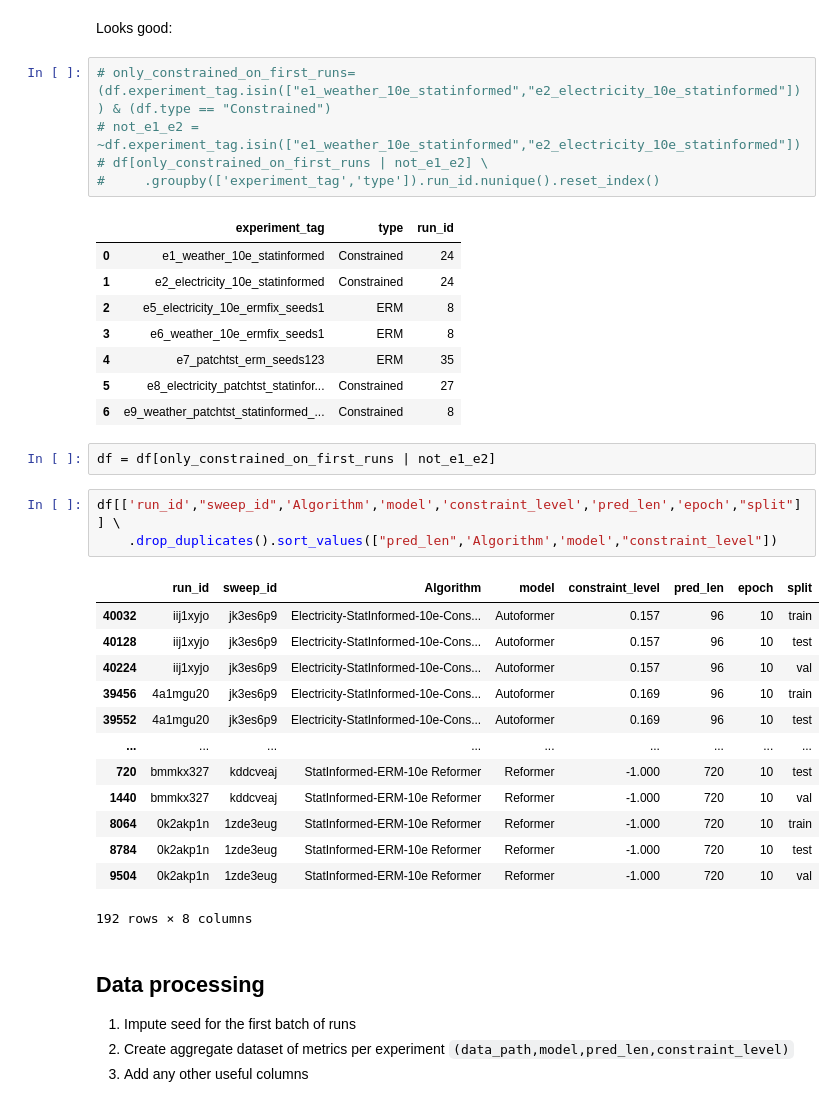
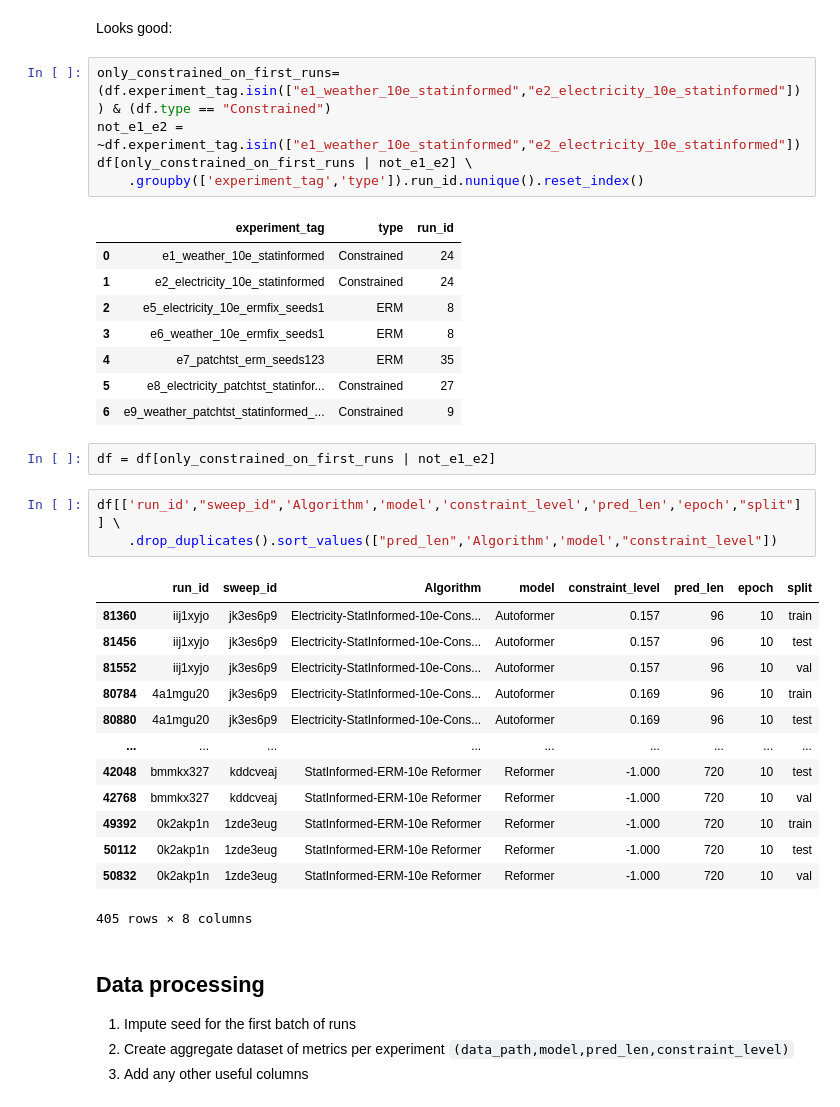
Before and after one commit to thuml/Autoformer, a Jupyter notebook: 2024-01-11 18 - Tables and plots for paper -- PatchTST Exploration.ipynb, the cells around one changed output. Cells and saved outputs as stored; diff of their text form.

```diff
--- a/2024-01-11 18 - Tables and plots for paper -- PatchTST Exploration.ipynb
+++ b/2024-01-11 18 - Tables and plots for paper -- PatchTST Exploration.ipynb
@@ -100,19 +100,19 @@ Name: run_id, dtype: int64
 # %% [markdown]
 Looks good:
 # %%
-# only_constrained_on_first_runs=(df.experiment_tag.isin(["e1_weather_10e_statinformed","e2_electricity_10e_statinformed"])) & (df.type == "Constrained")
-# not_e1_e2 = ~df.experiment_tag.isin(["e1_weather_10e_statinformed","e2_electricity_10e_statinformed"])
-# df[only_constrained_on_first_runs | not_e1_e2] \
-#     .groupby(['experiment_tag','type']).run_id.nunique().reset_index()
+only_constrained_on_first_runs=(df.experiment_tag.isin(["e1_weather_10e_statinformed","e2_electricity_10e_statinformed"])) & (df.type == "Constrained")
+not_e1_e2 = ~df.experiment_tag.isin(["e1_weather_10e_statinformed","e2_electricity_10e_statinformed"])
+df[only_constrained_on_first_runs | not_e1_e2] \
+    .groupby(['experiment_tag','type']).run_id.nunique().reset_index()
 # %% [output]
 |  | experiment_tag | type | run_id |
 | 0 | e1_weather_10e_statinformed | Constrained | 24 |
 | 1 | e2_electricity_10e_statinformed | Constrained | 24 |
 | 2 | e5_electricity_10e_ermfix_seeds1 | ERM | 8 |
 | 3 | e6_weather_10e_ermfix_seeds1 | ERM | 8 |
 | 4 | e7_patchtst_erm_seeds123 | ERM | 35 |
 | 5 | e8_electricity_patchtst_statinfor... | Constrained | 27 |
-| 6 | e9_weather_patchtst_statinformed_... | Constrained | 8 |
+| 6 | e9_weather_patchtst_statinformed_... | Constrained | 9 |
 # %%
 df = df[only_constrained_on_first_runs | not_e1_e2]
 # %%
@@ -120,18 +120,18 @@ df[['run_id',"sweep_id",'Algorithm','model','constraint_level','pred_len','epoch
     .drop_duplicates().sort_values(["pred_len",'Algorithm','model',"constraint_level"])
 # %% [output]
 |  | run_id | sweep_id | Algorithm | model | constraint_level | pred_len | epoch | split |
-| 40032 | iij1xyjo | jk3es6p9 | Electricity-StatInformed-10e-Cons... | Autoformer | 0.157 | 96 | 10 | train |
-| 40128 | iij1xyjo | jk3es6p9 | Electricity-StatInformed-10e-Cons... | Autoformer | 0.157 | 96 | 10 | test |
-| 40224 | iij1xyjo | jk3es6p9 | Electricity-StatInformed-10e-Cons... | Autoformer | 0.157 | 96 | 10 | val |
-| 39456 | 4a1mgu20 | jk3es6p9 | Electricity-StatInformed-10e-Cons... | Autoformer | 0.169 | 96 | 10 | train |
-| 39552 | 4a1mgu20 | jk3es6p9 | Electricity-StatInformed-10e-Cons... | Autoformer | 0.169 | 96 | 10 | test |
+| 81360 | iij1xyjo | jk3es6p9 | Electricity-StatInformed-10e-Cons... | Autoformer | 0.157 | 96 | 10 | train |
+| 81456 | iij1xyjo | jk3es6p9 | Electricity-StatInformed-10e-Cons... | Autoformer | 0.157 | 96 | 10 | test |
+| 81552 | iij1xyjo | jk3es6p9 | Electricity-StatInformed-10e-Cons... | Autoformer | 0.157 | 96 | 10 | val |
+| 80784 | 4a1mgu20 | jk3es6p9 | Electricity-StatInformed-10e-Cons... | Autoformer | 0.169 | 96 | 10 | train |
+| 80880 | 4a1mgu20 | jk3es6p9 | Electricity-StatInformed-10e-Cons... | Autoformer | 0.169 | 96 | 10 | test |
 | ... | ... | ... | ... | ... | ... | ... | ... | ... |
-| 720 | bmmkx327 | kddcveaj | StatInformed-ERM-10e Reformer | Reformer | -1.000 | 720 | 10 | test |
-| 1440 | bmmkx327 | kddcveaj | StatInformed-ERM-10e Reformer | Reformer | -1.000 | 720 | 10 | val |
-| 8064 | 0k2akp1n | 1zde3eug | StatInformed-ERM-10e Reformer | Reformer | -1.000 | 720 | 10 | train |
-| 8784 | 0k2akp1n | 1zde3eug | StatInformed-ERM-10e Reformer | Reformer | -1.000 | 720 | 10 | test |
-| 9504 | 0k2akp1n | 1zde3eug | StatInformed-ERM-10e Reformer | Reformer | -1.000 | 720 | 10 | val |
+| 42048 | bmmkx327 | kddcveaj | StatInformed-ERM-10e Reformer | Reformer | -1.000 | 720 | 10 | test |
+| 42768 | bmmkx327 | kddcveaj | StatInformed-ERM-10e Reformer | Reformer | -1.000 | 720 | 10 | val |
+| 49392 | 0k2akp1n | 1zde3eug | StatInformed-ERM-10e Reformer | Reformer | -1.000 | 720 | 10 | train |
+| 50112 | 0k2akp1n | 1zde3eug | StatInformed-ERM-10e Reformer | Reformer | -1.000 | 720 | 10 | test |
+| 50832 | 0k2akp1n | 1zde3eug | StatInformed-ERM-10e Reformer | Reformer | -1.000 | 720 | 10 | val |
-192 rows × 8 columns
+405 rows × 8 columns
 # %% [markdown]
 ## Data processing
 1. Impute seed for the first batch of runs
```
Also changed, not shown: parts of 14 cells of this notebook.
